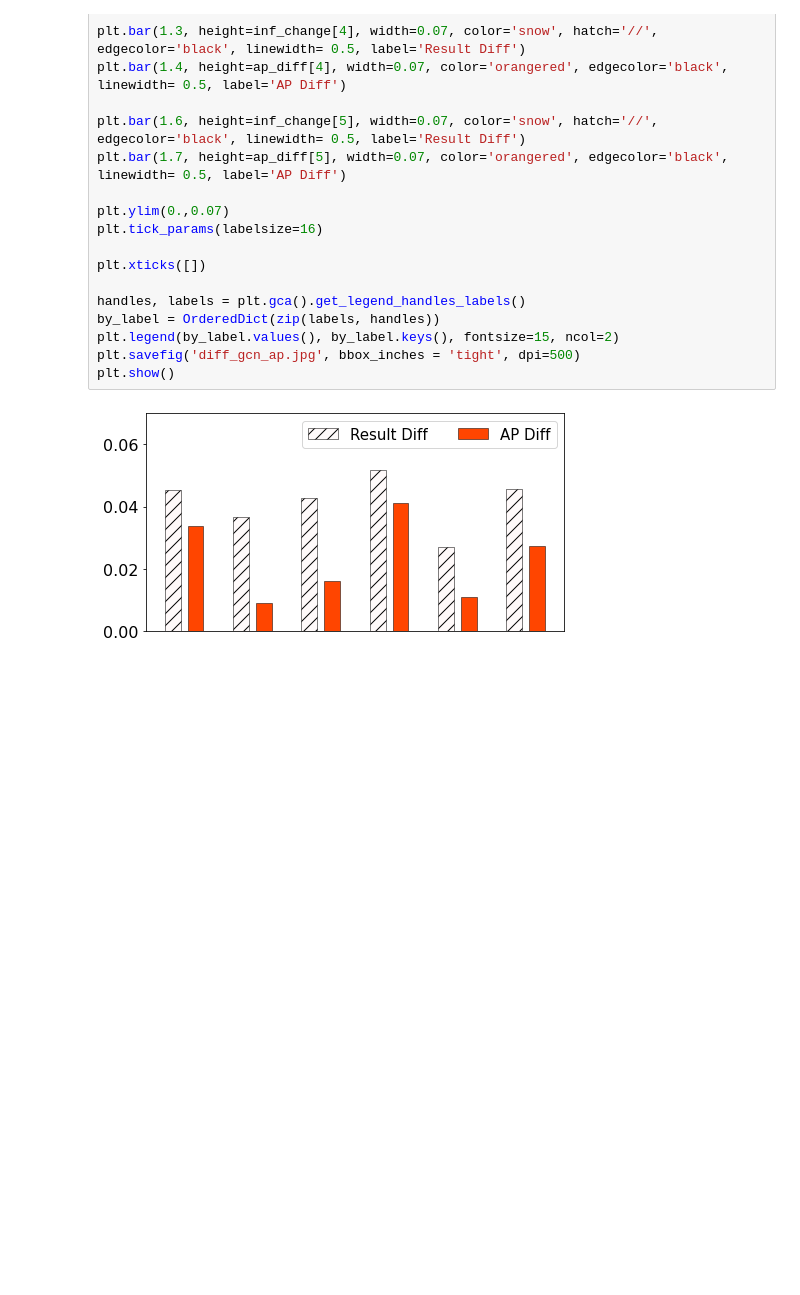
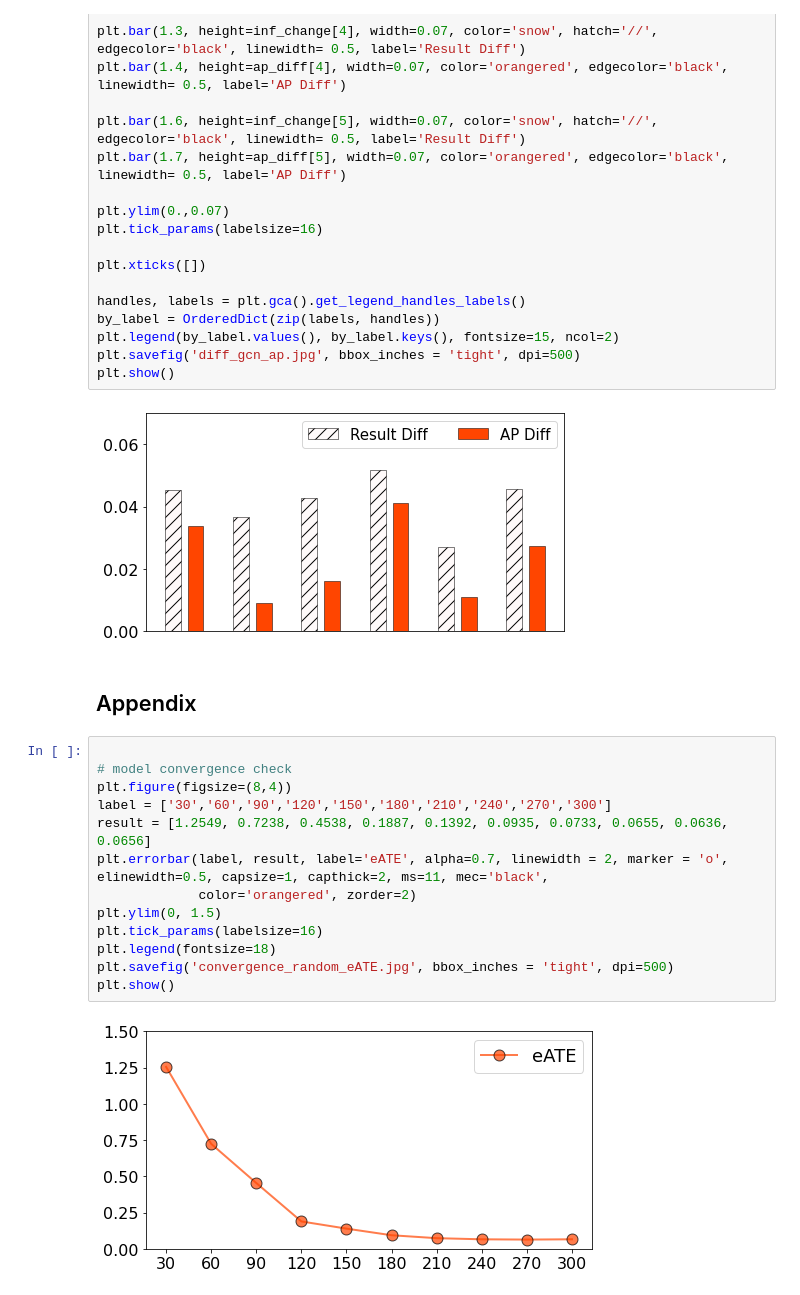
Before and after one commit to ZaccWu/botImpact, a Jupyter notebook: result_vis.ipynb, the cells around one changed output. Drawn from its saved outputs; the diff is of its cells as text; blank space fills up the shorter version.

```diff
--- a/result_vis.ipynb
+++ b/result_vis.ipynb
@@ -295,3 +295,20 @@ plt.savefig('diff_gcn_ap.jpg', bbox_inches = 'tight', dpi=500)
 plt.show()
 # %% [output]
 [figure]
+# %% [markdown]
+## Appendix
+# %%
+
+# model convergence check
+plt.figure(figsize=(8,4))
+label = ['30','60','90','120','150','180','210','240','270','300']
+result = [1.2549, 0.7238, 0.4538, 0.1887, 0.1392, 0.0935, 0.0733, 0.0655, 0.0636, 0.0656]
+plt.errorbar(label, result, label='eATE', alpha=0.7, linewidth = 2, marker = 'o', elinewidth=0.5, capsize=1, capthick=2, ms=11, mec='black',
+             color='orangered', zorder=2)
+plt.ylim(0, 1.5)
+plt.tick_params(labelsize=16)
+plt.legend(fontsize=18)
+plt.savefig('convergence_random_eATE.jpg', bbox_inches = 'tight', dpi=500)
+plt.show()
+# %% [output]
+[figure, added]
```
Also changed, not shown: parts of 3 cells of this notebook, 5 other files.
